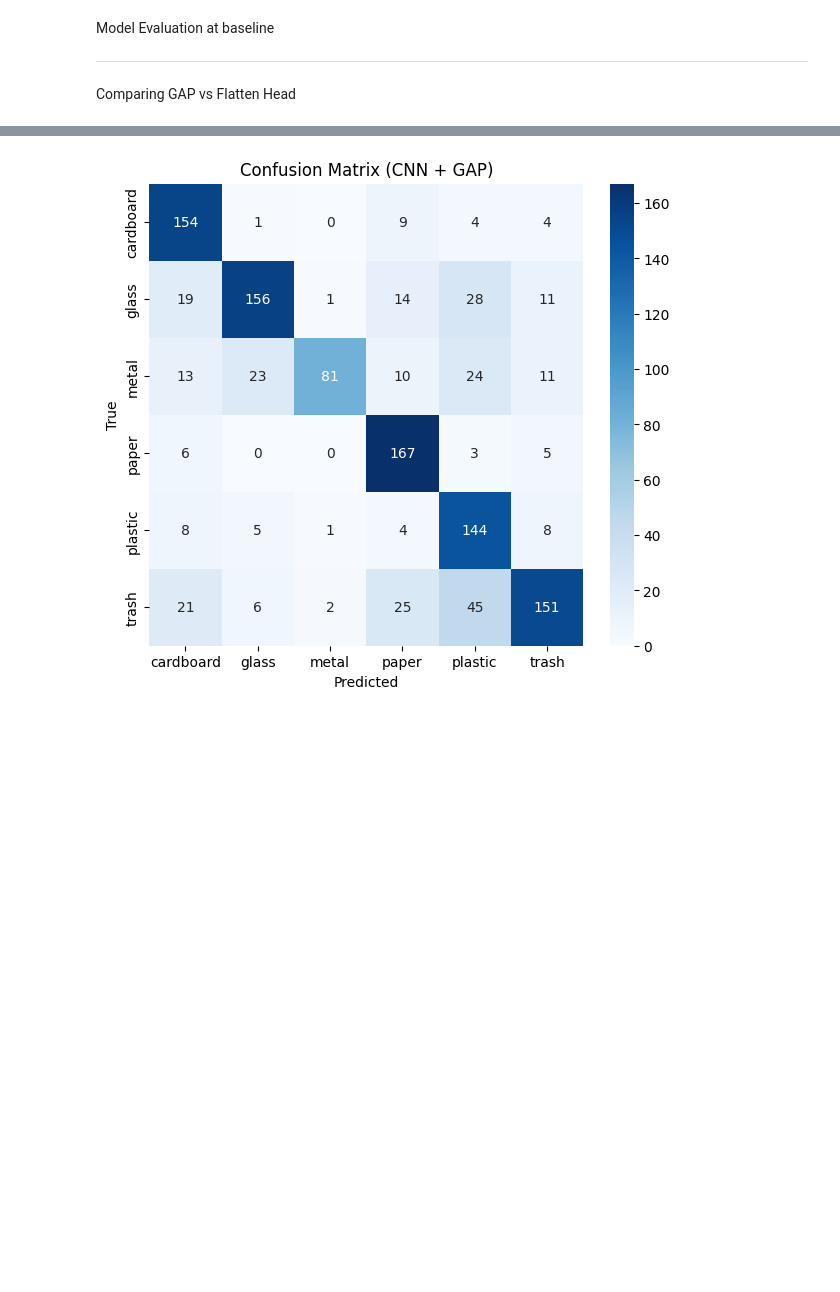
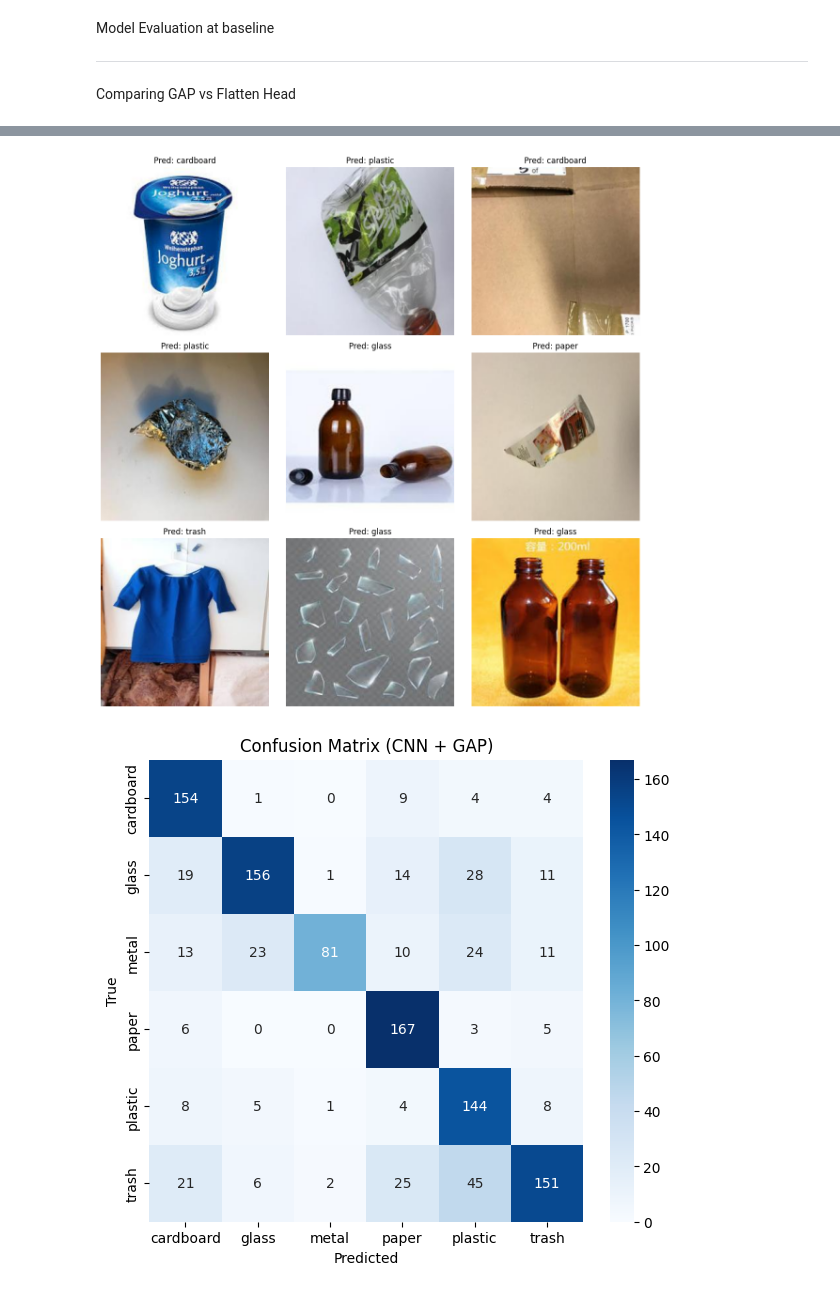
Before and after one commit to yvessong23/ML-TEAM-15, a Jupyter notebook: DataAug_BinBuddiesCNN.ipynb, the cells around one changed output, grey strips where cells are left out. Saved outputs shown, nothing was run; the diff lists cells and outputs as text; code cells hidden in the pictures; blank space fills up the shorter version.

```diff
--- a/DataAug_BinBuddiesCNN.ipynb
+++ b/DataAug_BinBuddiesCNN.ipynb
@@ -603,4 +603,22 @@ print(f"F1-score (macro):    {f1_macro:.4f}")
 print(f"Precision (weighted): {precision_weighted:.4f}")
 print(f"Recall (weighted):    {recall_weighted:.4f}")
 print(f"F1-score (weighted):  {f1_weighted:.4f}")
+
+num_samples = 9
+idxs = np.random.choice(len(test_images), size=num_samples, replace=False)
+
+plt.figure(figsize=(12,12))
+
+for i, idx in enumerate(idxs):
+    img = test_images[idx]
+    true_label = class_names[y_true[idx]]
+    pred_label = class_names[y_pred[idx]]
+
+    plt.subplot(3, 3, i+1)
+    plt.imshow(img)
+    plt.title(f"Pred: {pred_label}")
+    plt.axis("off")
+
+plt.tight_layout()
+plt.show()
 # %% [output]
@@ -608,19 +626,20 @@ print(f"F1-score (weighted):  {f1_weighted:.4f}")
 
 Classification Report:
               precision    recall  f1-score   support
 
    cardboard       0.70      0.90      0.78       172
        glass       0.82      0.68      0.74       229
        metal       0.95      0.50      0.66       162
        paper       0.73      0.92      0.81       181
      plastic       0.58      0.85      0.69       170
        trash       0.79      0.60      0.69       250
 
 ... (7 lines left out)
 F1-score (macro):    0.7287
 Precision (weighted): 0.7652
 Recall (weighted):    0.7328
 F1-score (weighted):  0.7279
+[figure, added]
 # %%
 # Confusion Matrix Visualization
 
```
Also changed, not shown: parts of 1 cell of this notebook.
